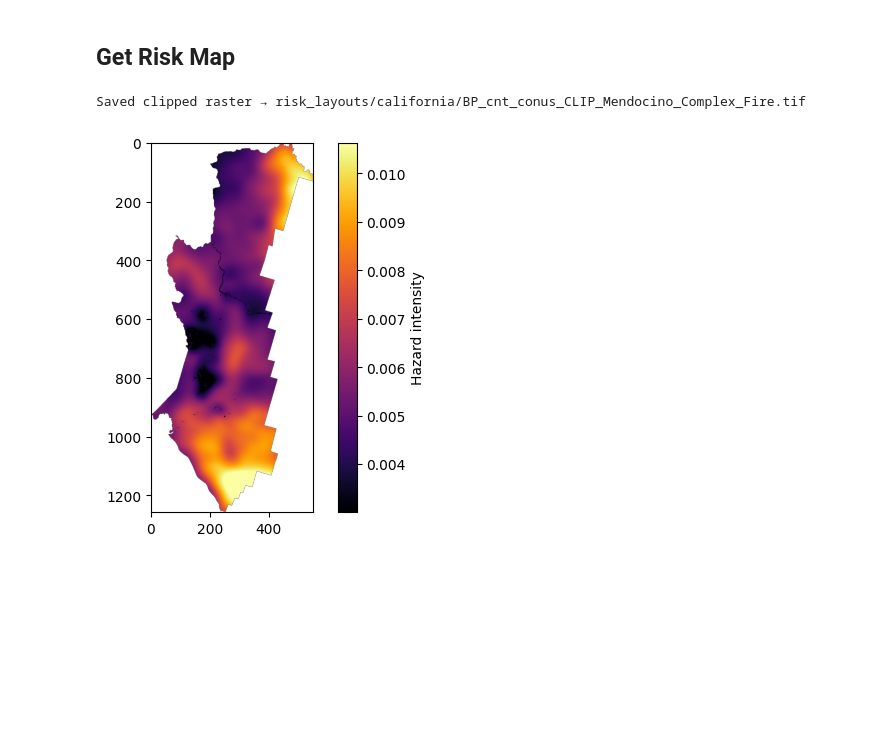
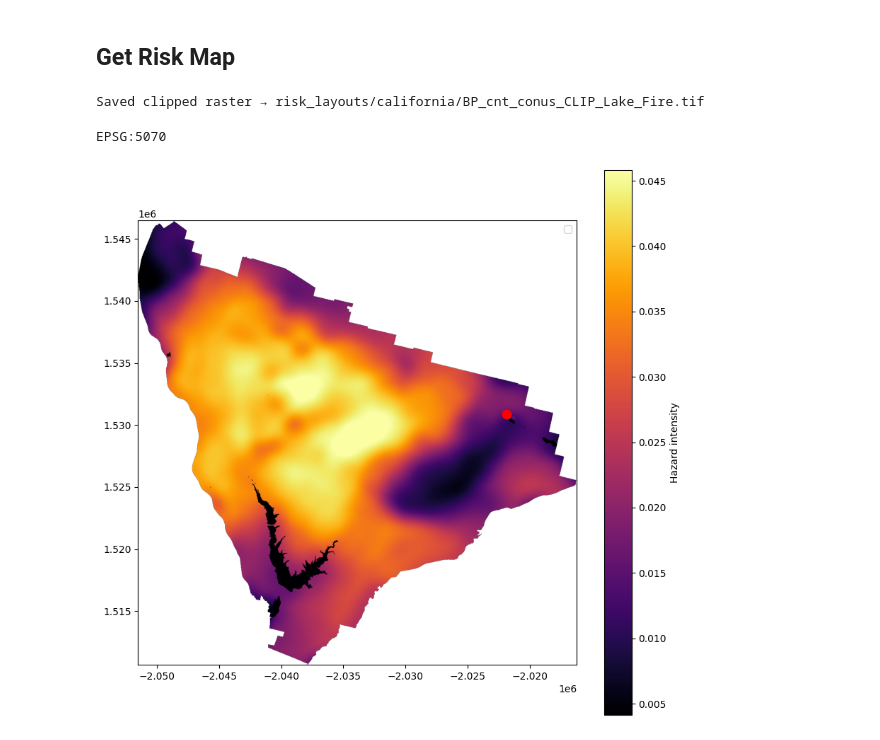
Before and after one commit to RomainPuech/wildfire_drone_routing, a Jupyter notebook: notebooks/california.ipynb, the cells around one changed output. Cells and saved outputs as stored; diff of their text form; code cells hidden in the pictures; blank space fills up the shorter version.

Commit message:
add other risk maps

```diff
--- a/notebooks/california.ipynb
+++ b/notebooks/california.ipynb
@@ -86,9 +83,19 @@ Ref: https://en.wikipedia.org/wiki/Mendocino_Complex_Fire
 # %%
 latitude = 40.53927
-longitude = -122.56656
+longitude = -122.56656 # https://en.wikipedia.org/wiki/Zogg_Fire
 
 latitude =39.243283
-longitude = -123.103367
+longitude = -123.103367 # https://en.wikipedia.org/wiki/Mendocino_Complex_Fire
+
+latitude =34.2350
+longitude = -118.7013 # https://en.wikipedia.org/wiki/Woolsey_Fire
+
+latitude = 39.765
+longitude = -122.673 # https://en.wikipedia.org/wiki/August_Complex_fire
+
+latitude = 34.679
+longitude = -118.452 # https://en.wikipedia.org/wiki/Lake_Fire_(2020)
+
 point = Point(longitude, latitude)
 # %%
 if result.crs != "EPSG:4326":
@@ -178,21 +182,43 @@ with rasterio.open(raster_path) as src:
 # ---------------------------
 # Write clipped GeoTIFF
 # ---------------------------
-out_path = "risk_layouts/california/BP_cnt_conus_CLIP_Mendocino_Complex_Fire.tif"
+out_path = "risk_layouts/california/BP_cnt_conus_CLIP_Lake_Fire.tif"
 with rasterio.open(out_path, "w", **out_meta) as dst:
     dst.write(out_arr)
 
 print(f"Saved clipped raster → {out_path}")
 # %% [output]
-Saved clipped raster → risk_layouts/california/BP_cnt_conus_CLIP_Mendocino_Complex_Fire.tif
+Saved clipped raster → risk_layouts/california/BP_cnt_conus_CLIP_Lake_Fire.tif
 # %%
-from rasterio.plot import show
+fig, ax = plt.subplots(figsize=(10, 10))
+
+
 with rasterio.open(out_path) as src:
-    import numpy as np
+    print(src.crs)
+    point = point_gdf.to_crs(src.crs)
+    point.plot(ax=ax, color="red", markersize=80)
+
     data = src.read(1).astype(float)
     data[data == src.nodata] = np.nan
+
     plt.imshow(data, cmap='inferno', vmin=np.nanpercentile(data, 2), vmax=np.nanpercentile(data, 98))
-    plt.colorbar(label="Hazard intensity")
+
+    img = ax.imshow(
+        data,
+        cmap="inferno",
+        extent=(
+            src.bounds.left,
+            src.bounds.right,
+            src.bounds.bottom,
+            src.bounds.top,
+        ),
+        vmin=np.nanpercentile(data, 2),
+        vmax=np.nanpercentile(data, 98),
+    )
+    plt.colorbar(img, ax=ax, label="Hazard intensity")
+    # Plot point
+    ax.legend()
 plt.show()
 # %% [output]
+EPSG:5070
-[figure, old version]
+[figure, new version]
```
Also changed, not shown: parts of 4 cells of this notebook, 5 other files.
